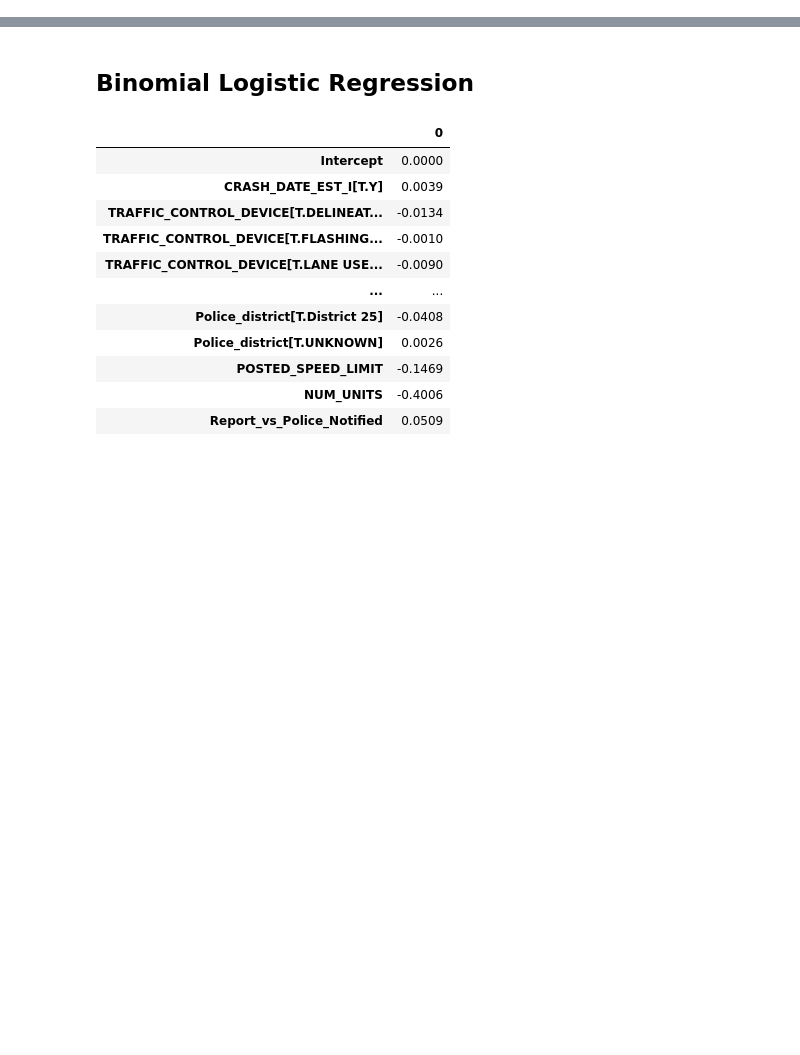
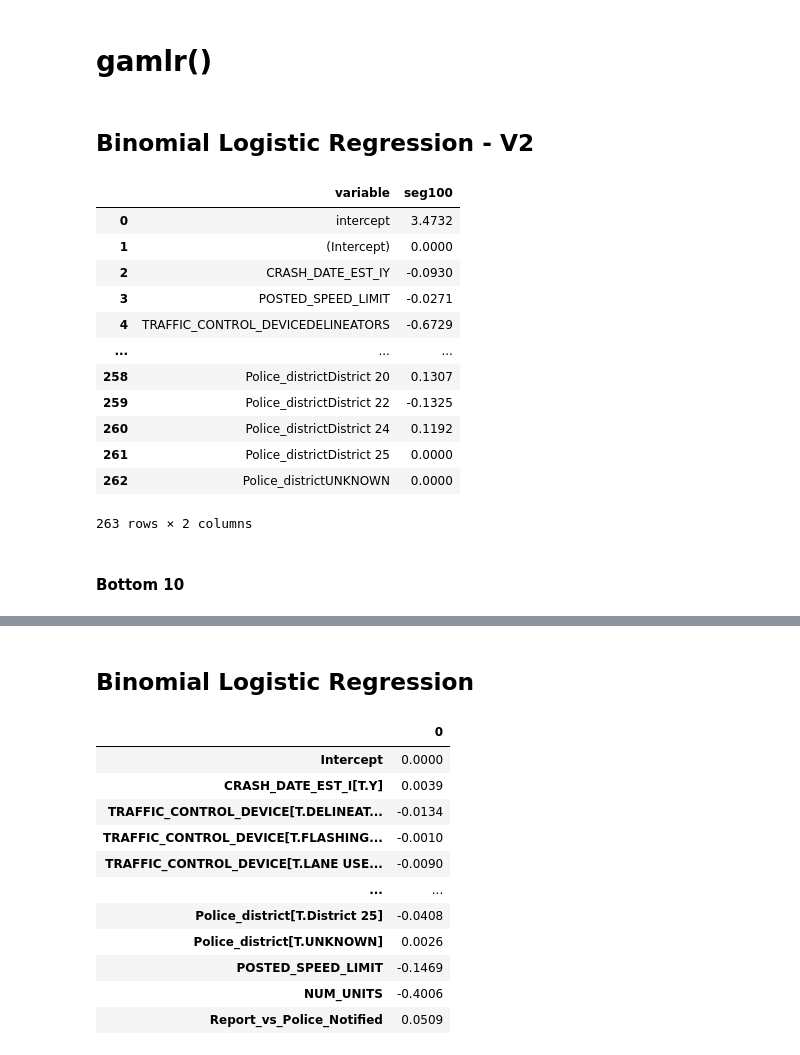
Before and after one commit to fsaudm/stat480_project, a Jupyter notebook: results_analysis.ipynb, the cells around one changed output, grey strips where cells are left out. Cells and saved outputs as stored; diff of their text form; code cells hidden in the pictures; blank space fills up the shorter version.

```diff
--- a/results_analysis.ipynb
+++ b/results_analysis.ipynb
@@ -3,3 +3,27 @@ import numpy as np
 import pandas as pd
 
 pd.options.display.float_format = '{:.4f}'.format
+# %% [markdown]
+# gamlr()
+# %% [markdown]
+## Binomial Logistic Regression - V2
+# %%
+# set first col as index
+binomial_coeffs_V2 = pd.read_csv('R_output/naive_binomial_lasso_V2.csv')
+binomial_coeffs_V2
+# %% [output]
+|  | variable | seg100 |
+| 0 | intercept | 3.4732 |
+| 1 | (Intercept) | 0.0000 |
+| 2 | CRASH_DATE_EST_IY | -0.0930 |
+| 3 | POSTED_SPEED_LIMIT | -0.0271 |
+| 4 | TRAFFIC_CONTROL_DEVICEDELINEATORS | -0.6729 |
+| ... | ... | ... |
+| 258 | Police_districtDistrict 20 | 0.1307 |
+| 259 | Police_districtDistrict 22 | -0.1325 |
+| 260 | Police_districtDistrict 24 | 0.1192 |
+| 261 | Police_districtDistrict 25 | 0.0000 |
+| 262 | Police_districtUNKNOWN | 0.0000 |
+263 rows × 2 columns
+# %% [markdown]
+#### Bottom 10
```
Also changed, not shown: parts of 16 cells of this notebook, 6 other files.
